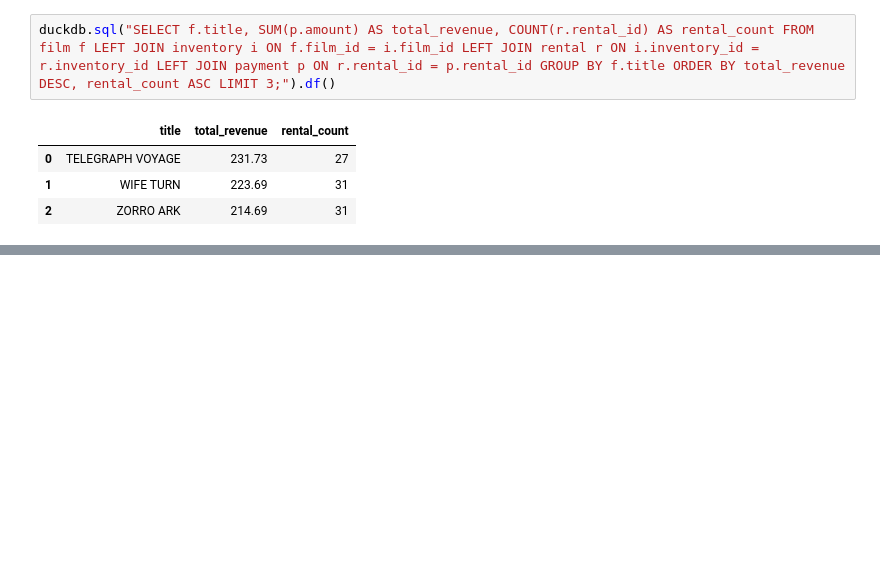
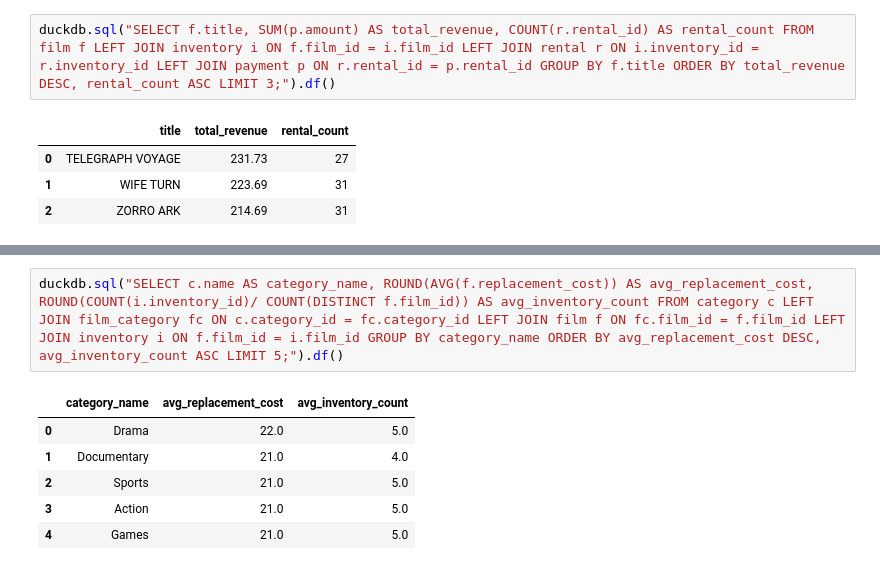
Before and after one commit to LAjoyan/sakila_lab_lilit_ajoyan, a Jupyter notebook: sakila_lab_analysis.ipynb, the cells around one changed output, grey strips where cells are left out. Cells and saved outputs as stored; diff of their text form; blank space fills up the shorter version.

```diff
--- a/sakila_lab_analysis.ipynb
+++ b/sakila_lab_analysis.ipynb
@@ -134,0 +139,9 @@ duckdb.sql("SELECT f.title, SUM(p.amount) AS total_revenue, COUNT(r.rental_id) A
+# %%
+duckdb.sql("SELECT c.name AS category_name, ROUND(AVG(f.replacement_cost)) AS avg_replacement_cost, ROUND(COUNT(i.inventory_id)/ COUNT(DISTINCT f.film_id)) AS avg_inventory_count FROM category c LEFT JOIN film_category fc ON c.category_id = fc.category_id LEFT JOIN film f ON fc.film_id = f.film_id LEFT JOIN inventory i ON f.film_id = i.film_id GROUP BY category_name ORDER BY avg_replacement_cost DESC, avg_inventory_count ASC LIMIT 5;").df()
+# %% [output]
+|  | category_name | avg_replacement_cost | avg_inventory_count |
+| 0 | Drama | 22.0 | 5.0 |
+| 1 | Documentary | 21.0 | 4.0 |
+| 2 | Sports | 21.0 | 5.0 |
+| 3 | Action | 21.0 | 5.0 |
+| 4 | Games | 21.0 | 5.0 |
```
Also changed, not shown: parts of 2 cells of this notebook.
